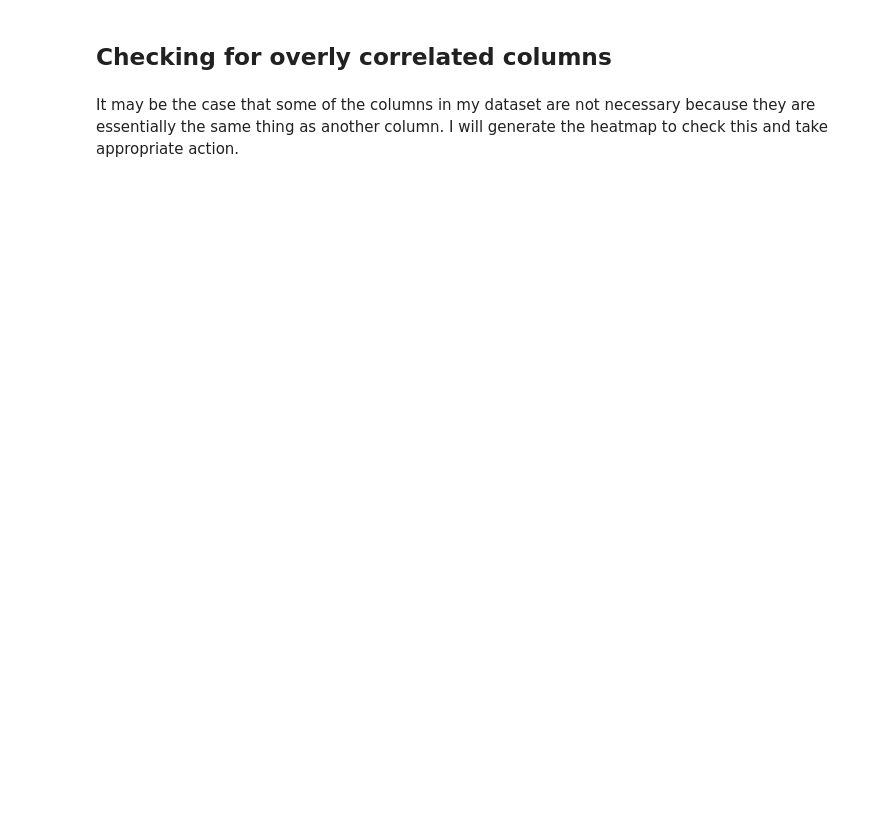
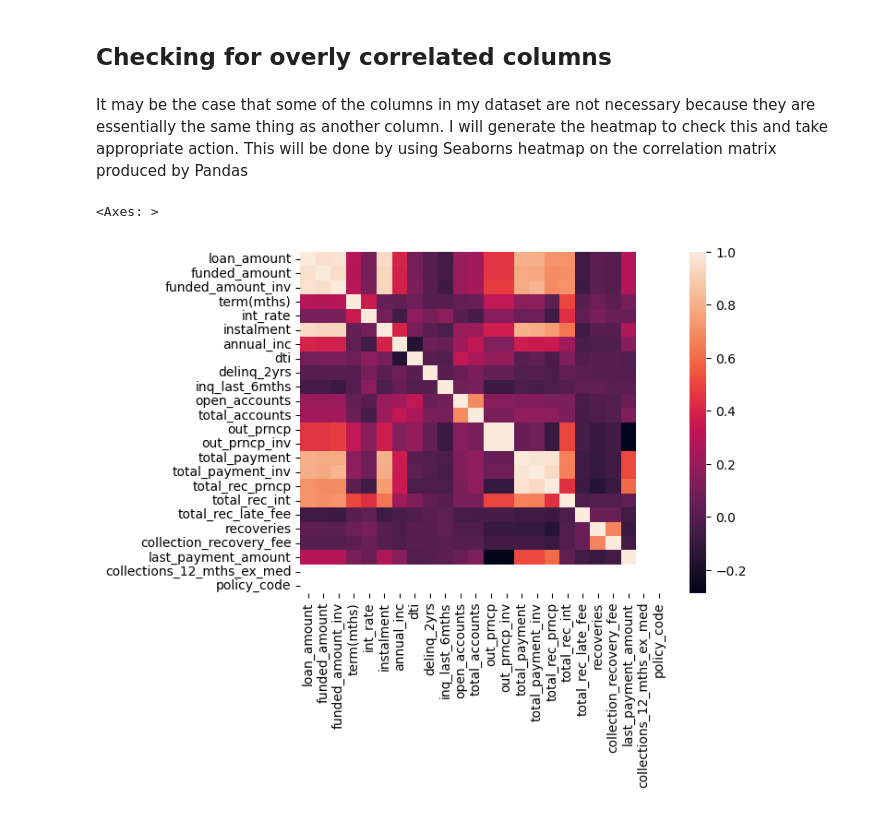
Before and after one commit to balany1/exploratory-data-analysis---customer-loans-in-finance152, a Jupyter notebook: eda.ipynb, the cells around one changed output. Saved outputs shown, nothing was run; the diff lists cells and outputs as text; code cells hidden in the pictures; blank space fills up the shorter version.

```diff
--- a/eda.ipynb
+++ b/eda.ipynb
@@ -389,4 +417,10 @@ collections_12_mths_ex_med                         NaN
 # %% [markdown]
 ## Checking for overly correlated columns
 # %% [markdown]
-It may be the case that some of the columns in my dataset are not necessary because they are essentially the same thing as another column. I will generate the heatmap to check this and take appropriate action.
+It may be the case that some of the columns in my dataset are not necessary because they are essentially the same thing as another column. I will generate the heatmap to check this and take appropriate action. This will be done by using Seaborns heatmap on the correlation matrix produced by Pandas
+# %%
+check_corr = df1.select_dtypes(['float64','int64']).corr()
+sns.heatmap(check_corr)
+# %% [output]
+<Axes: >
+[figure, added]
```
Also changed, not shown: parts of 17 cells of this notebook, 11 other files.
